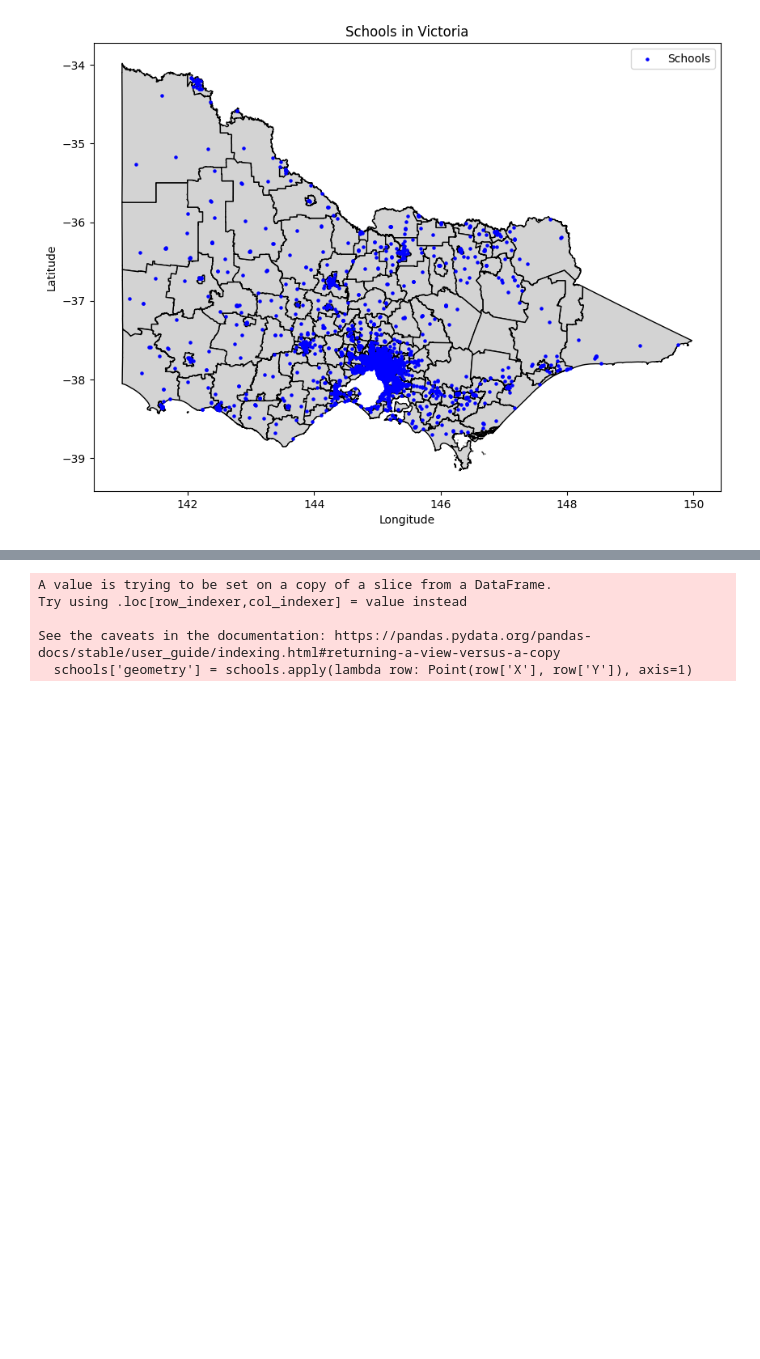
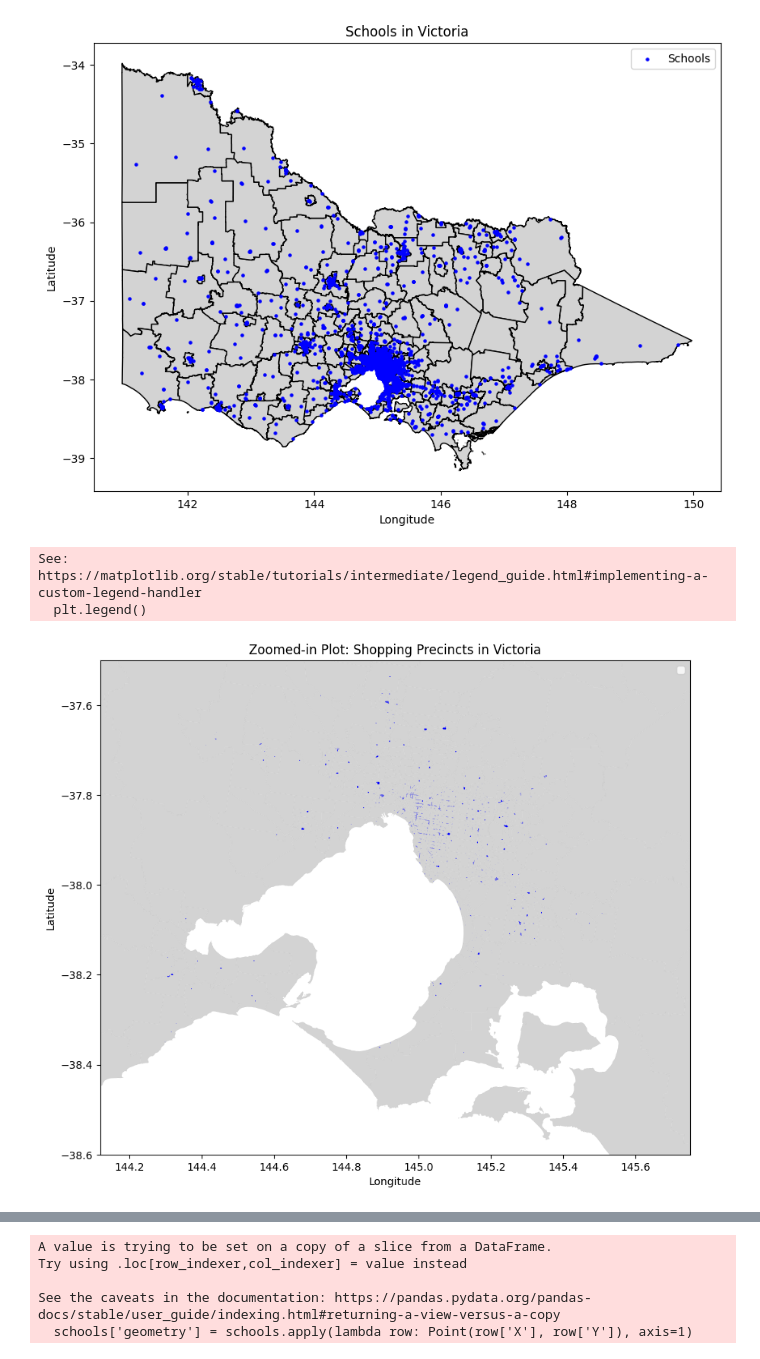
Before and after one commit to MAST30034-AppliedDataScience/project-2-group-real-estate-industry-project-19, a Jupyter notebook: notebooks/data_visualisations.ipynb, the cells around one changed output, grey strips where cells are left out. Saved outputs shown, nothing was run; the diff lists cells and outputs as text; code cells hidden in the pictures; blank space fills up the shorter version.

Commit message:
Added visualisations of parks and shopping centres

```diff
--- a/notebooks/data_visualisations.ipynb
+++ b/notebooks/data_visualisations.ipynb
@@ -43,3 +44,47 @@ plt.legend()
 plt.show()
 # %% [output]
 [figure]
+# %%
+# Directories
+data_dir = '../data/'
+landing_dir = data_dir + 'landing/'
+curated_dir = data_dir + 'curated/'
+
+pd.set_option('display.max_columns', None)
+
+shopping_parks_sf = gpd.read_file(f"{landing_dir}FOI/GEOMARK_POLYGON.shp")
+
+shopping_type = "commercial facility"
+shopping_labels = ["shopping precinct", "shopping centre"]
+shopping_sf = shopping_parks_sf[shopping_parks_sf['STATE'] == "VIC"]
+shopping_sf = shopping_sf[shopping_sf['FTYPE'] == shopping_type]
+shopping_sf = shopping_sf[shopping_sf['FEATSUBTYP'].isin(shopping_labels)]
+shopping_sf = shopping_sf.reset_index(drop=True)
+shopping_sf = shopping_sf.to_crs(epsg=4326)
+
+sa2_path = '../data/sa2_shapefile/SA2_2021_AUST_GDA2020.shp'
+gdf = gpd.read_file(sa2_path)
+victoria_gdf = gdf[gdf['STE_CODE21'] == '2']
+victoria_gdf = victoria_gdf.to_crs(epsg=4326)
+
+# Step 6: Plot both the Victoria boundary and school locations
+fig, ax = plt.subplots(figsize=(10, 10))
+
+ax.set_xlim([144.12, 145.75])
+ax.set_ylim([-38.6, -37.5])
+
+# Plot Victoria boundaries
+victoria_gdf.plot(ax=ax, color='lightgray', edgecolor='black', linewidth=0.01)
+
+# Plot schools on top
+shopping_sf.plot(ax=ax, color='blue', markersize=5,  label='Shopping Precincts')
+
+plt.title('Zoomed-in Plot: Shopping Precincts in Victoria')
+plt.xlabel('Longitude')
+plt.ylabel('Latitude')
+plt.legend()
+plt.show()
+# %% [output]
+See: https://matplotlib.org/stable/tutorials/intermediate/legend_guide.html#implementing-a-custom-legend-handler
+  plt.legend()
+[figure, added]
```
Also changed, not shown: parts of 2 cells of this notebook, 1 other file.
